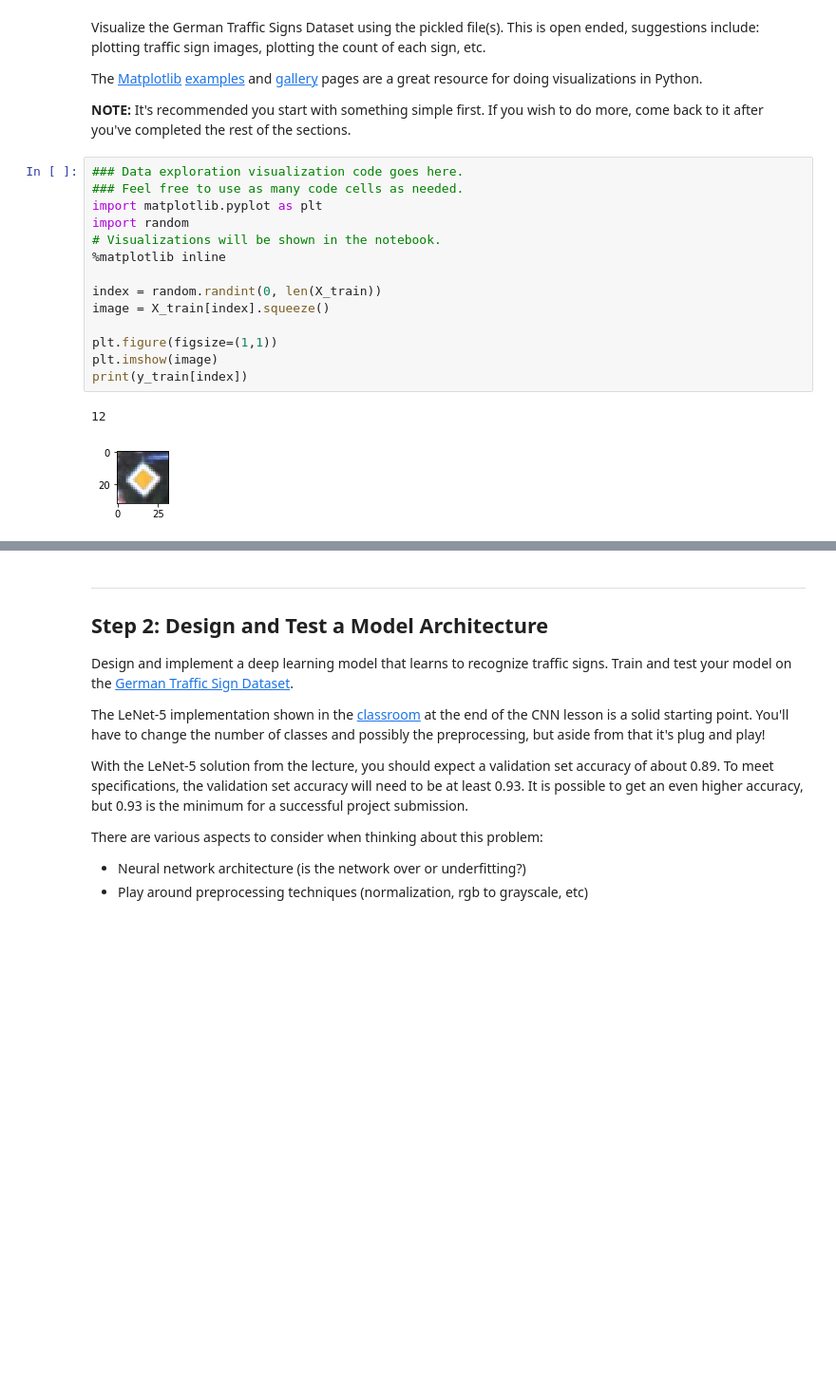
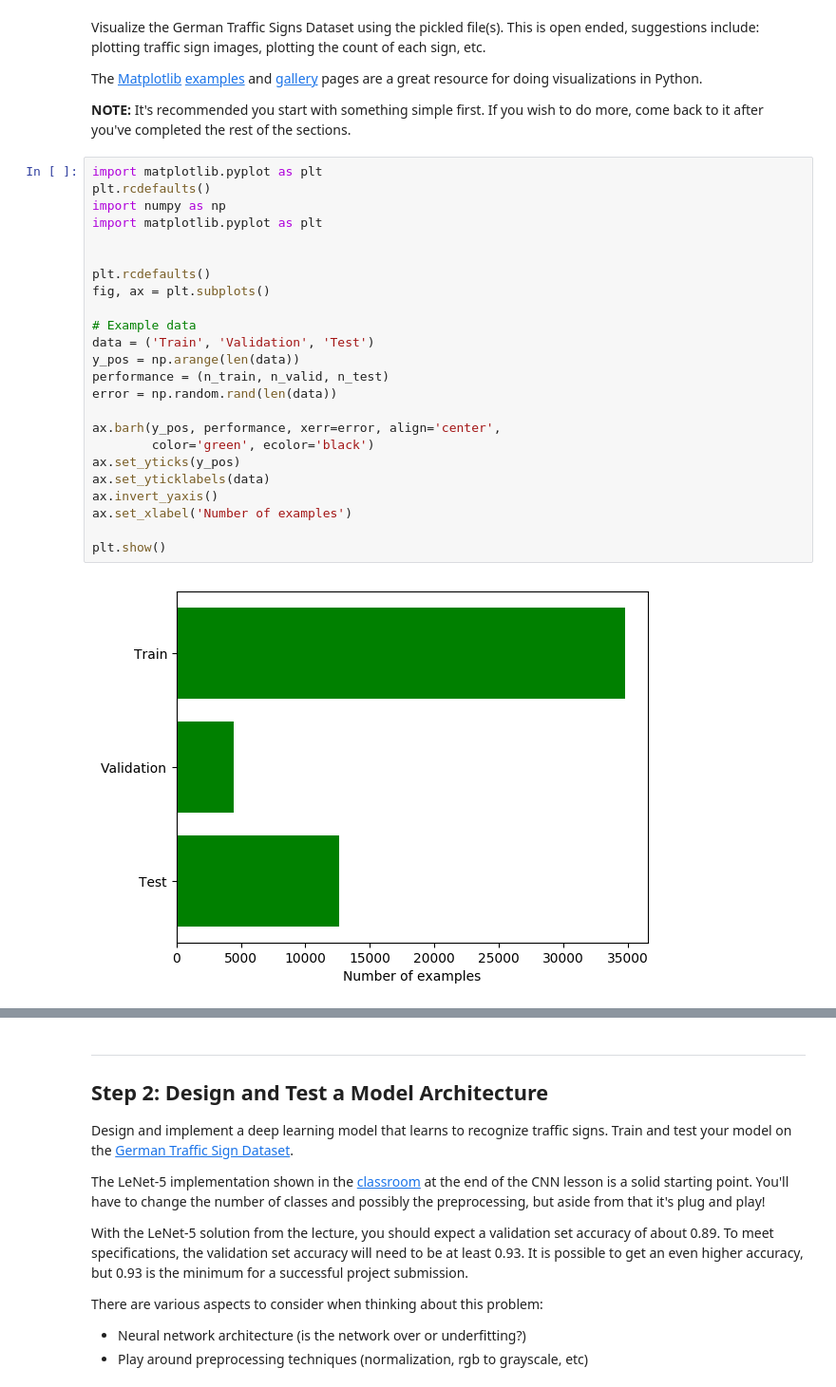
Before and after one commit to pabloelizalde/CarND-Traffic-Sign-Classifier-Project, a Jupyter notebook: Traffic_Sign_Classifier.ipynb, the cells around one changed output, grey strips where cells are left out. Shown: that part at 95% size. Drawn from its saved outputs; the diff is of its cells as text; blank space fills up the shorter version.

```diff
--- a/Traffic_Sign_Classifier.ipynb
+++ b/Traffic_Sign_Classifier.ipynb
@@ -95,20 +95,29 @@ Visualize the German Traffic Signs Dataset using the pickled file(s). This is op
 The [Matplotlib](http://matplotlib.org/) [examples](http://matplotlib.org/examples/index.html) and [gallery](http://matplotlib.org/gallery.html) pages are a great resource for doing visualizations in Python.
 
 **NOTE:** It's recommended you start with something simple first. If you wish to do more, come back to it after you've completed the rest of the sections.
-# %%
-### Data exploration visualization code goes here.
-### Feel free to use as many code cells as needed.
-import matplotlib.pyplot as plt
-import random
-# Visualizations will be shown in the notebook.
-%matplotlib inline
-
-index = random.randint(0, len(X_train))
-image = X_train[index].squeeze()
-
-plt.figure(figsize=(1,1))
-plt.imshow(image)
-print(y_train[index])
-# %% [output]
-12
-[figure, removed]
+# %%
+import matplotlib.pyplot as plt
+plt.rcdefaults()
+import numpy as np
+import matplotlib.pyplot as plt
+
+
+plt.rcdefaults()
+fig, ax = plt.subplots()
+
+# Example data
+data = ('Train', 'Validation', 'Test')
+y_pos = np.arange(len(data))
+performance = (n_train, n_valid, n_test)
+error = np.random.rand(len(data))
+
+ax.barh(y_pos, performance, xerr=error, align='center',
+        color='green', ecolor='black')
+ax.set_yticks(y_pos)
+ax.set_yticklabels(data)
+ax.invert_yaxis()
+ax.set_xlabel('Number of examples')
+
+plt.show()
+# %% [output]
+[figure, added]
```
Also changed, not shown: parts of 9 cells of this notebook, 6 other files.
